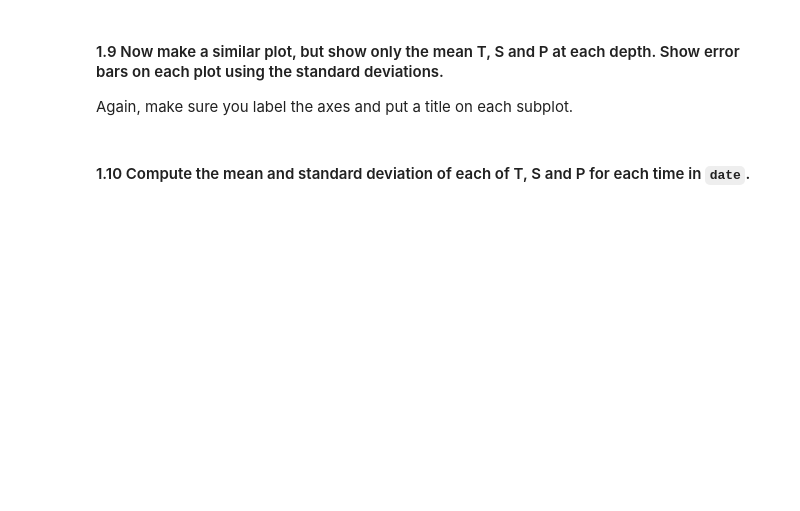
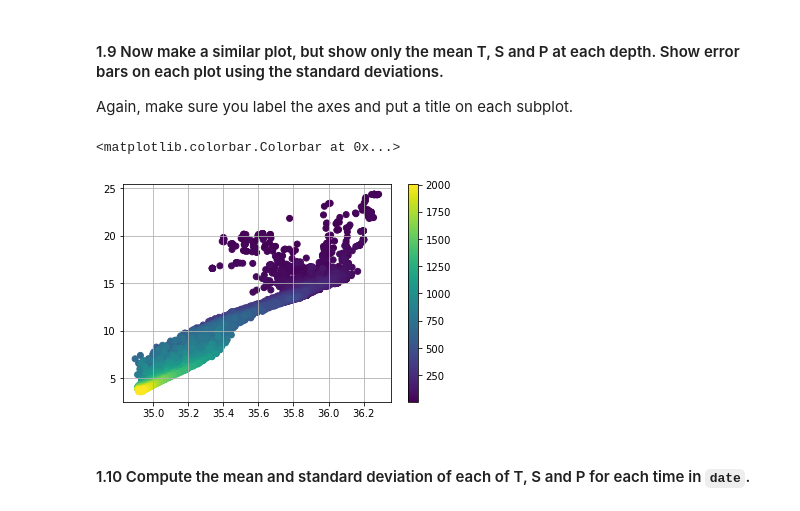
Before and after one commit to zubaer005/CMSC6950_Assignments, a Jupyter notebook: Assignment_7.ipynb, the cells around one changed output. Saved outputs shown, nothing was run; the diff lists cells and outputs as text; code cells hidden in the pictures; blank space fills up the shorter version.

```diff
--- a/Assignment_7.ipynb
+++ b/Assignment_7.ipynb
@@ -179,8 +108,11 @@ P.max()
 #### 1.9 Now make a similar plot, but show only the mean T, S and P at each depth. Show error bars on each plot using the standard deviations.
  Again, make sure you label the axes and put a title on each subplot.
 # %%
-plt.scatter(S, T, P)
+plt.scatter(S, T, c=P)
 plt.grid()
 plt.colorbar()
+# %% [output]
+<matplotlib.colorbar.Colorbar at 0x...>
+[figure, added]
 # %% [markdown]
 #### 1.10  Compute the mean and standard deviation of each of T, S and P for each time in `date`.
```
Also changed, not shown: parts of 9 cells of this notebook.
